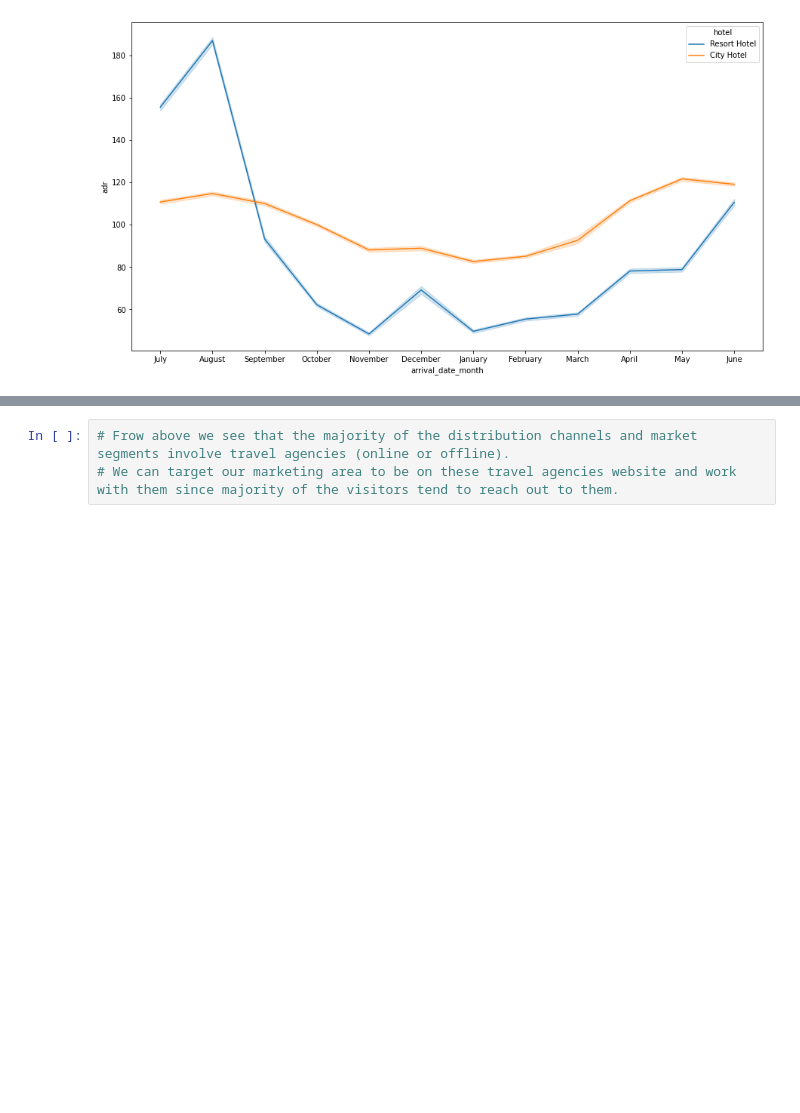
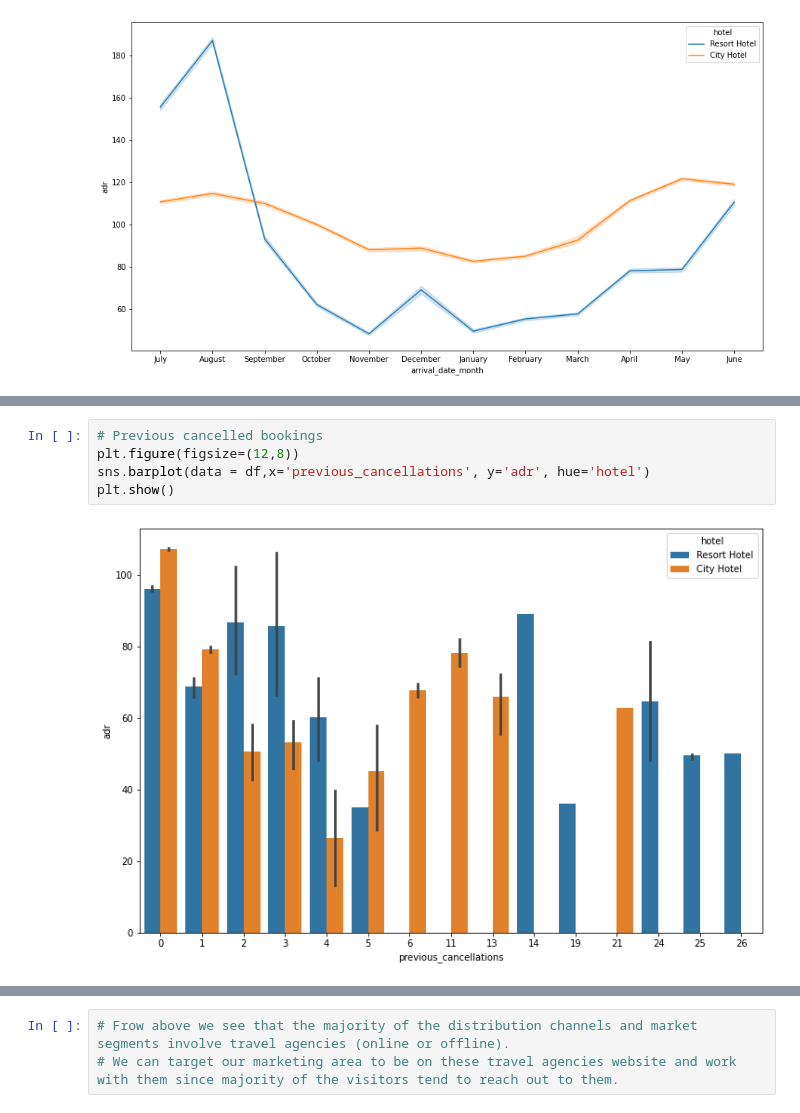
Before and after one commit to Gaurav-Yaduvanshi/Hotel-Booking-Analysis, a Jupyter notebook: Hotel_Booking_Analysis_Individual_Notebook_.ipynb, the cells around one changed output, grey strips where cells are left out. Drawn from its saved outputs; the diff is of its cells as text; blank space fills up the shorter version.

```diff
--- a/Hotel_Booking_Analysis_Individual_Notebook_.ipynb
+++ b/Hotel_Booking_Analysis_Individual_Notebook_.ipynb
@@ -231,0 +292,7 @@ plt.show()
+# %%
+# Previous cancelled bookings
+plt.figure(figsize=(12,8))
+sns.barplot(data = df,x='previous_cancellations', y='adr', hue='hotel')
+plt.show()
+# %% [output]
+[figure, added]
```
Also changed, not shown: parts of 25 cells of this notebook.
